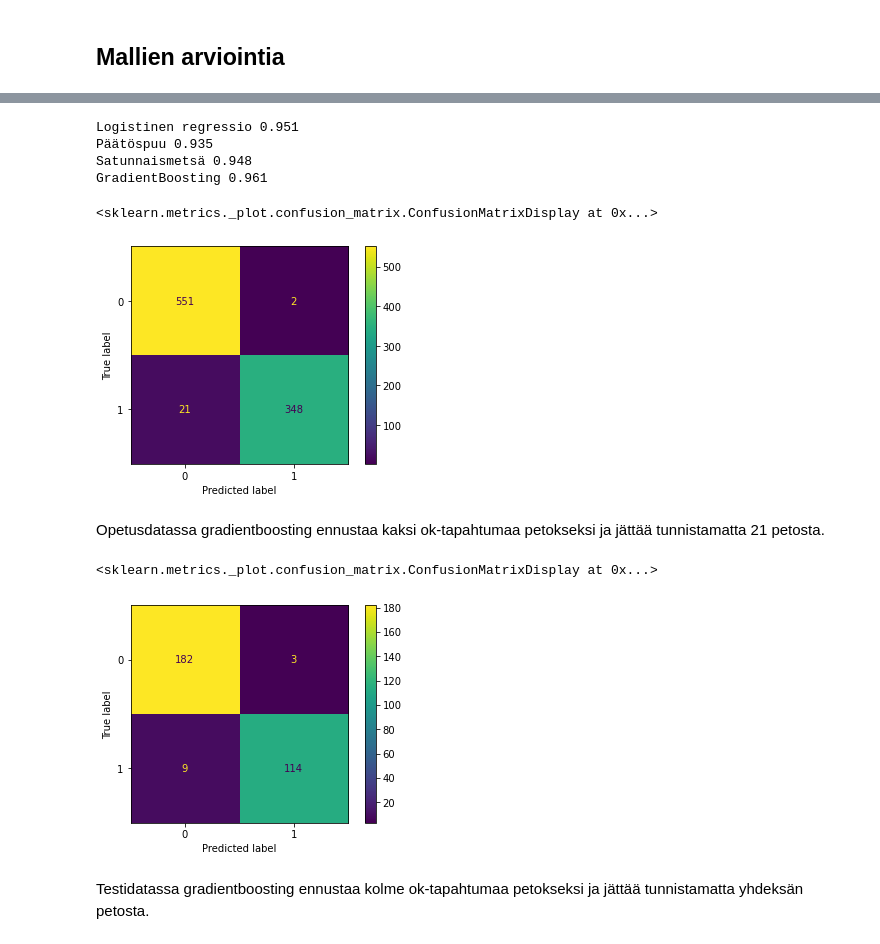
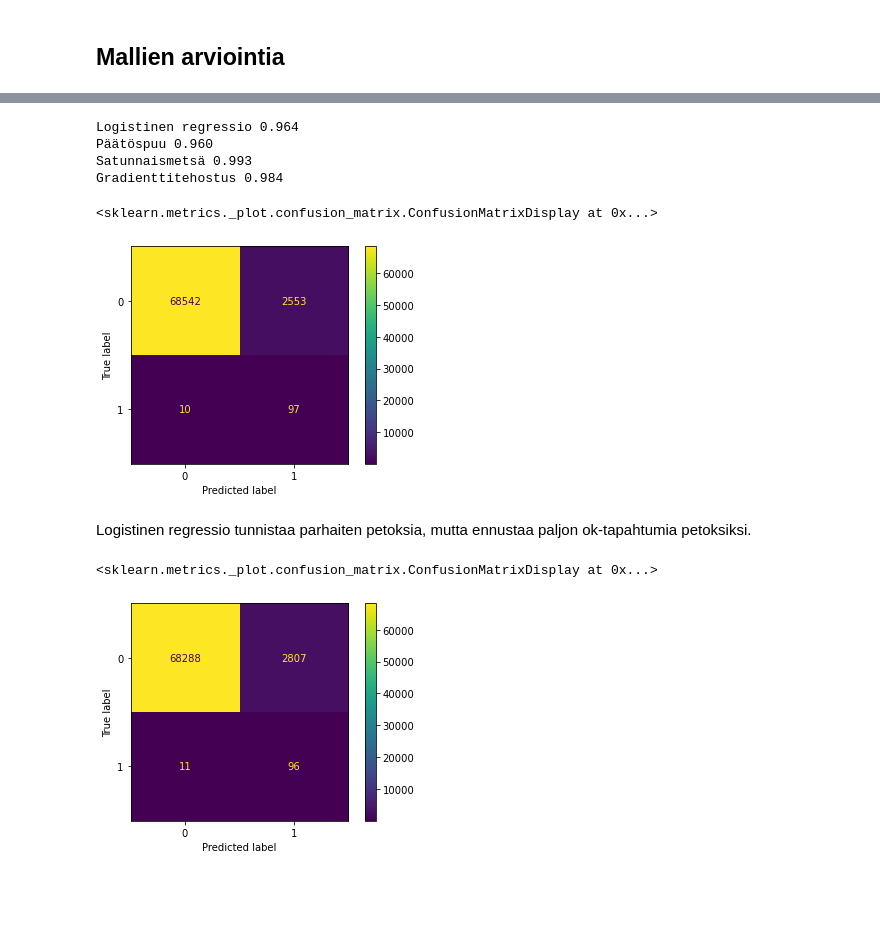
Before and after one commit to taanila/koneoppiminen, a Jupyter notebook: creditcard.ipynb, the cells around one changed output, grey strips where cells are left out. Drawn from its saved outputs; the diff is of its cells as text; code cells hidden in the pictures; blank space fills up the shorter version.

```diff
--- a/creditcard.ipynb
+++ b/creditcard.ipynb
@@ -78,9 +69,9 @@ Name: Class, dtype: int64
 # %%
 # Selittävät muuttujat
-X = df_tasap.drop('Class', axis = 1)
+X = df.drop('Class', axis=1)
 
-# Selitettävä/ennustettava muuttuja
-y = df_tasap['Class']
+# Kohdemuuttuja
+y = df['Class']
 
 # Jako opetus- ja testidataan
-X_train, X_test, y_train, y_test = train_test_split(X, y, random_state = 2)
+X_train, X_test, y_train, y_test = train_test_split(X, y, random_state=2)
@@ -87,17 +82,22 @@ X_train, X_test, y_train, y_test = train_test_split(X, y, random_state = 2)
 # %%
-# Mallien sovitus
+# Tasapainotus ja mallien sovitus
 
-malli1 = LogisticRegression()
-malli1.fit(X_train, y_train)
+# RandomOverSampler kasvattaa satunnaisotoksilla pienempää ryhmää
+# Voit myös kokeilla RandomUnderSampler, joka toimii nopeammin
+rs = RandomOverSampler(random_state=2)
+X_train, y_train = rs.fit_resample(X_train, y_train)
 
-malli2 = DecisionTreeClassifier(max_depth = 3, random_state = 2)
-malli2.fit(X_train, y_train)
+lrc = LogisticRegression()
+lrc.fit(X_train, y_train)
 
-malli3 = RandomForestClassifier(max_depth = 4, random_state = 2)
-malli3.fit(X_train, y_train)
+dtc = DecisionTreeClassifier(max_depth=3, random_state=2)
+dtc.fit(X_train, y_train)
 
-malli4 = GradientBoostingClassifier(max_depth = 2, random_state = 2)
-malli4.fit(X_train, y_train)
+rfc = RandomForestClassifier(max_depth=4, random_state=2)
+rfc.fit(X_train, y_train)
+
+gbc = GradientBoostingClassifier(max_depth=2, random_state=2)
+gbc.fit(X_train, y_train)
 # %% [output]
 GradientBoostingClassifier(max_depth=2, random_state=2)
 # %% [markdown]
@@ -132,33 +118,31 @@ GradientBoosting 0.975
 # %%
 # Oikeaan osuneiden ennusteiden osuus testidatassa
-print(f'Logistinen regressio {accuracy_score(y_test, y_test_malli1):.3f}')
-print(f'Päätöspuu {accuracy_score(y_test, y_test_malli2):.3f}')
-print(f'Satunnaismetsä {accuracy_score(y_test, y_test_malli3):.3f}')
-print(f'GradientBoosting {accuracy_score(y_test, y_test_malli4):.3f}')
+print(f'Logistinen regressio {lrc.score(X_test, y_test):.3f}')
+print(f'Päätöspuu {dtc.score(X_test, y_test):.3f}')
+print(f'Satunnaismetsä {rfc.score(X_test, y_test):.3f}')
+print(f'Gradienttitehostus {gbc.score(X_test, y_test):.3f}')
 # %% [output]
-Logistinen regressio 0.951
-Päätöspuu 0.935
-Satunnaismetsä 0.948
-GradientBoosting 0.961
+Logistinen regressio 0.964
+Päätöspuu 0.960
+Satunnaismetsä 0.993
+Gradienttitehostus 0.984
+# %%
+# Mallien antamat ennusteet testidatalle
+y_test_lrc = lrc.predict(X_test)
+y_test_dtc = dtc.predict(X_test)
+y_test_rfc = rfc.predict(X_test)
+y_test_gbc = gbc.predict(X_test)
 # %%
-cm = confusion_matrix(y_train, y_train_malli4)
+cm = confusion_matrix(y_test, y_test_lrc)
 ConfusionMatrixDisplay(confusion_matrix=cm).plot()
-
-# Seuraava toimii vanhemmissa versioissa
-#plot_confusion_matrix(malli4, X_train, y_train)
 # %% [output]
 <sklearn.metrics._plot.confusion_matrix.ConfusionMatrixDisplay at 0x...>
-[figure, old version]
+[figure, new version]
-# %% [markdown]
-Opetusdatassa gradientboosting ennustaa kaksi ok-tapahtumaa petokseksi ja jättää tunnistamatta 21 petosta.
+# %% [markdown]
+Logistinen regressio tunnistaa parhaiten petoksia, mutta ennustaa paljon ok-tapahtumia petoksiksi.
 # %%
-cm = confusion_matrix(y_test, y_test_malli4)
+cm = confusion_matrix(y_test, y_test_dtc)
 ConfusionMatrixDisplay(confusion_matrix=cm).plot()
-
-# Seuraava toimii vanhemmissa versioissa
-#plot_confusion_matrix(malli4, X_test, y_test)
 # %% [output]
 <sklearn.metrics._plot.confusion_matrix.ConfusionMatrixDisplay at 0x...>
-[figure, old version]
+[figure, new version]
-# %% [markdown]
-Testidatassa gradientboosting ennustaa kolme ok-tapahtumaa petokseksi ja jättää tunnistamatta yhdeksän petosta.
```
Also changed, not shown: parts of 24 cells of this notebook.
